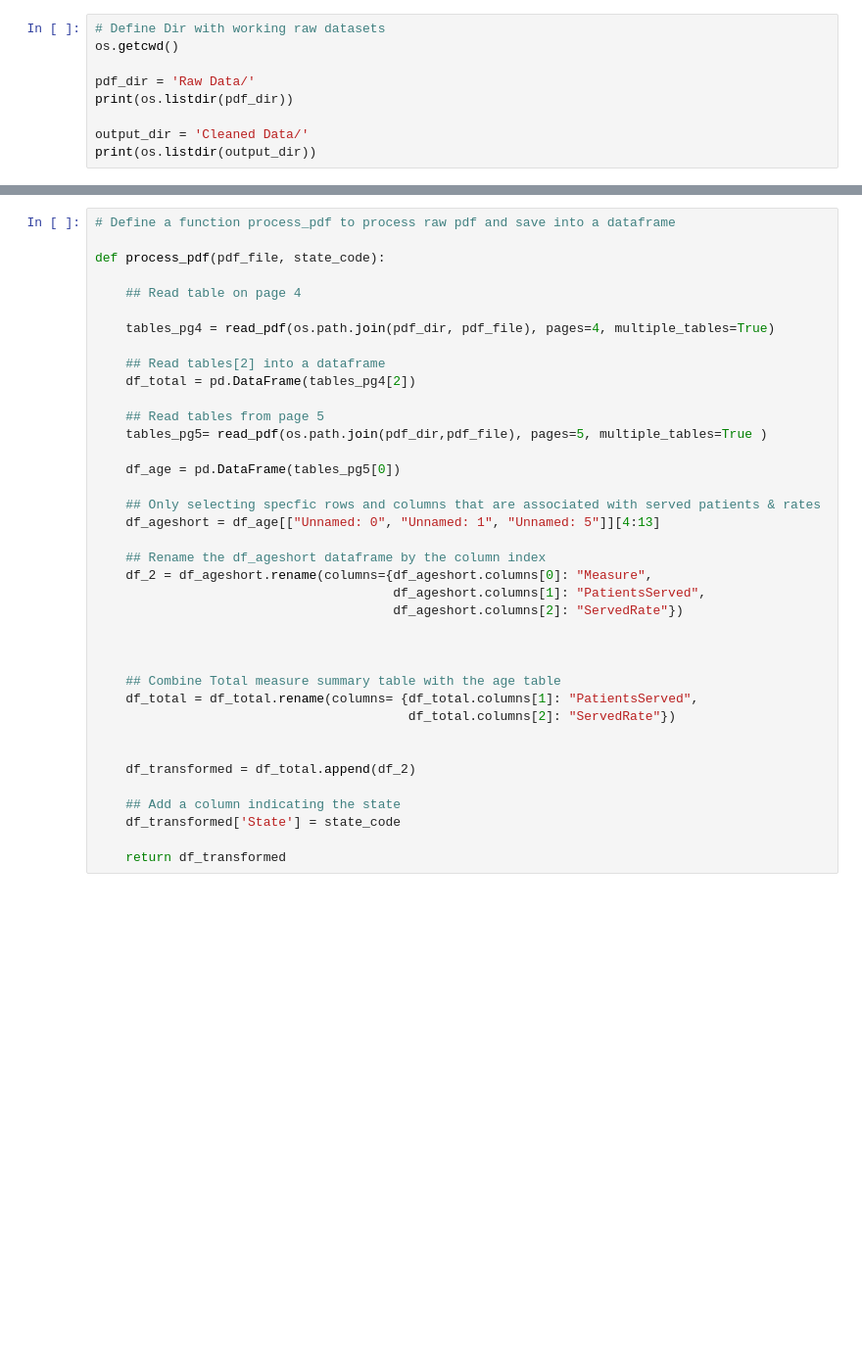
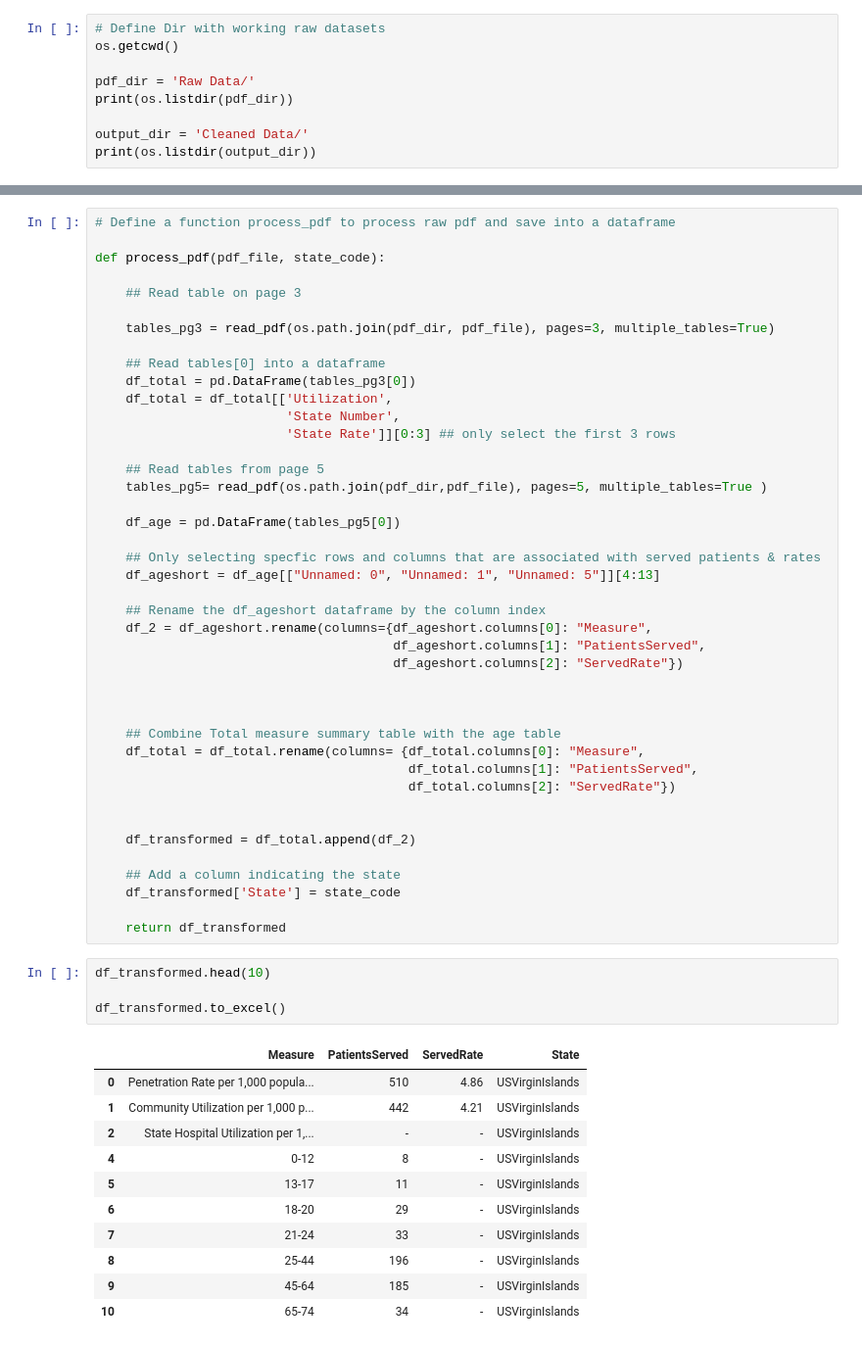
Before and after one commit to haoshu2017/URS_Python, a Jupyter notebook: test.ipynb, the cells around one changed output, grey strips where cells are left out. Shown: that part at 98% size. Drawn from its saved outputs; the diff is of its cells as text; blank space fills up the shorter version.

```diff
--- a/test.ipynb
+++ b/test.ipynb
@@ -19,12 +37,15 @@ print(os.listdir(output_dir))
 
 def process_pdf(pdf_file, state_code):
 
-    ## Read table on page 4
+    ## Read table on page 3
 
-    tables_pg4 = read_pdf(os.path.join(pdf_dir, pdf_file), pages=4, multiple_tables=True)
+    tables_pg3 = read_pdf(os.path.join(pdf_dir, pdf_file), pages=3, multiple_tables=True)
 
-    ## Read tables[2] into a dataframe
-    df_total = pd.DataFrame(tables_pg4[2])
+    ## Read tables[0] into a dataframe
+    df_total = pd.DataFrame(tables_pg3[0])
+    df_total = df_total[['Utilization',
+                         'State Number',
+                         'State Rate']][0:3] ## only select the first 3 rows
 
     ## Read tables from page 5
     tables_pg5= read_pdf(os.path.join(pdf_dir,pdf_file), pages=5, multiple_tables=True )
@@ -42,7 +63,8 @@ def process_pdf(pdf_file, state_code):
 
 
     ## Combine Total measure summary table with the age table
-    df_total = df_total.rename(columns= {df_total.columns[1]: "PatientsServed",
+    df_total = df_total.rename(columns= {df_total.columns[0]: "Measure",
+                                         df_total.columns[1]: "PatientsServed",
                                          df_total.columns[2]: "ServedRate"})
 
 
@@ -52,3 +74,19 @@ def process_pdf(pdf_file, state_code):
     df_transformed['State'] = state_code
 
     return df_transformed
+# %%
+df_transformed.head(10)
+
+df_transformed.to_excel()
+# %% [output]
+|  | Measure | PatientsServed | ServedRate | State |
+| 0 | Penetration Rate per 1,000 popula... | 510 | 4.86 | USVirginIslands |
+| 1 | Community Utilization per 1,000 p... | 442 | 4.21 | USVirginIslands |
+| 2 | State Hospital Utilization per 1,... | - | - | USVirginIslands |
+| 4 | 0-12 | 8 | - | USVirginIslands |
+| 5 | 13-17 | 11 | - | USVirginIslands |
+| 6 | 18-20 | 29 | - | USVirginIslands |
+| 7 | 21-24 | 33 | - | USVirginIslands |
+| 8 | 25-44 | 196 | - | USVirginIslands |
+| 9 | 45-64 | 185 | - | USVirginIslands |
+| 10 | 65-74 | 34 | - | USVirginIslands |
```
Also changed, not shown: parts of 3 cells of this notebook, 1 other file.
